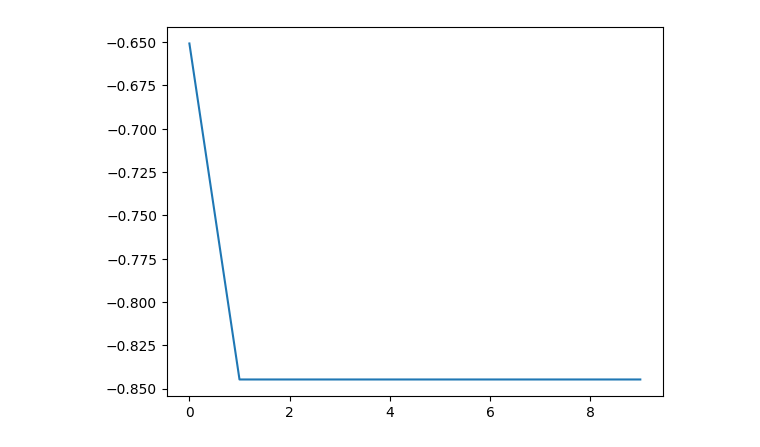
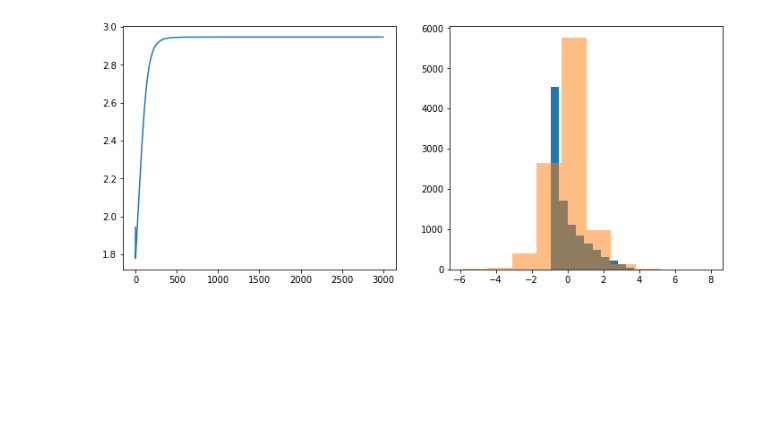
Before and after one commit to sariyanidi/jupyter, a Jupyter notebook: ICA/Section8.2_02.ipynb, the cells around one changed output. Saved outputs shown, nothing was run; the diff lists cells and outputs as text; code cells hidden in the pictures; blank space fills up the shorter version.

```diff
--- a/ICA/Section8.2_02.ipynb
+++ b/ICA/Section8.2_02.ipynb
@@ -1,7 +1,5 @@
 # %%
-# Code on ICA using kurtosis criterion
-# We test two types of random variables (gaussian, laplace)
-#     and two different algorithms (gradient descent & fixed-point)
+# Code on ICA using negentropy
 
 import numpy as np
 import matplotlib.pyplot as plt
@@ -12,14 +10,14 @@ def znorm(x):
     x = x.reshape(1,-1)
     return x
 
-N = 5000
+N = 10000
 g = np.random.randn(N)
-#x1 = znorm(np.random.rand(N))
-#x2 = znorm(np.random.rand(N))
-#x1 = znorm(np.random.laplace(size=N)**3)
-#x2 = znorm(np.random.laplace(size=N)**3)
+x1 = znorm(np.random.rand(N))
+x2 = znorm(np.random.rand(N))
 x1 = znorm(np.random.laplace(size=N))
 x2 = znorm(np.random.laplace(size=N))
+x1 = znorm(np.random.beta(0.5, 2, N))
+#x2 = -znorm(np.random.beta(0.5, 2, N))
 
 x = np.concatenate((x1,x2), axis=0)
 
@@ -49,7 +51,7 @@ def gradient_descent(z, which_G='G1'):
     w = w0
     w /= np.linalg.norm(w)
 
-    gamma = 0.1
+    gamma = 1
     Js = []
     kurts = []
     a1 = 1.5
@@ -87,9 +89,15 @@ def gradient_descent(z, which_G='G1'):
     #plt.plot(gammas)
     return w
 
+plt.figure(figsize=(12,5))
+
+plt.subplot(121)
 for t in range(1):
     w = gradient_descent(z, 'G1')
 
 sest = w.T@z
 sest = sest.reshape(-1,)
+
+plt.subplot(122)
+plt.hist(sest);
 # %% [output]
@@ -113,36 +121,44 @@ def stochastic_gradient_descent(z, which_G='G1'):
         g = lambda x : x*np.exp(-(x**2.)/2.)
         G = lambda x : -np.exp(-(x**2.)/2.)
     elif which_G == 'G3':
-        g = lambda x : 4.*x**3.
+        g = lambda x : x**3.
         G = lambda x : x**4.
 
     lr = 1.
 
     E_gauss_rv = np.mean(G(gauss_rv))
     for iter in range(10):
         y = w.T@z
         kurt = (y**4).mean()-3*(np.mean(y**2))**2
 
         for i in range(N):
             yi = (w.T@z[:,i])[0]
             Dw = gamma*z[:,i]*g(yi)
             Dw = Dw.reshape(-1,1)
             w += lr*Dw
             w /= np.linalg.norm(w)
 
             #Dgamma = (G(yi)-E_gauss_rv)-gamma
             #gamma += lr*Dgamma
             #gamma = -.05
             #gamma = -0.05
             #gamma = (np.mean(G(y.reshape(-1,)))-E_gauss_rv)
         kurts.append(kurt)
     plt.plot(kurts)
     return w
 
+plt.figure(figsize=(12,5))
+plt.subplot(121)
+
 for t in range(1):
     w = gradient_descent(z, 'G2')
+
 sest = w.T@z
 sest = sest.reshape(-1,)
 z1 = z[0,:]
+
+plt.subplot(122)
+plt.hist(x1.reshape(-1,));
+plt.hist(sest,alpha=0.5);
 # %% [output]
-[figure, old version]
+[figure, new version]
```
Also changed, not shown: parts of 10 cells of this notebook, 3 other files.
